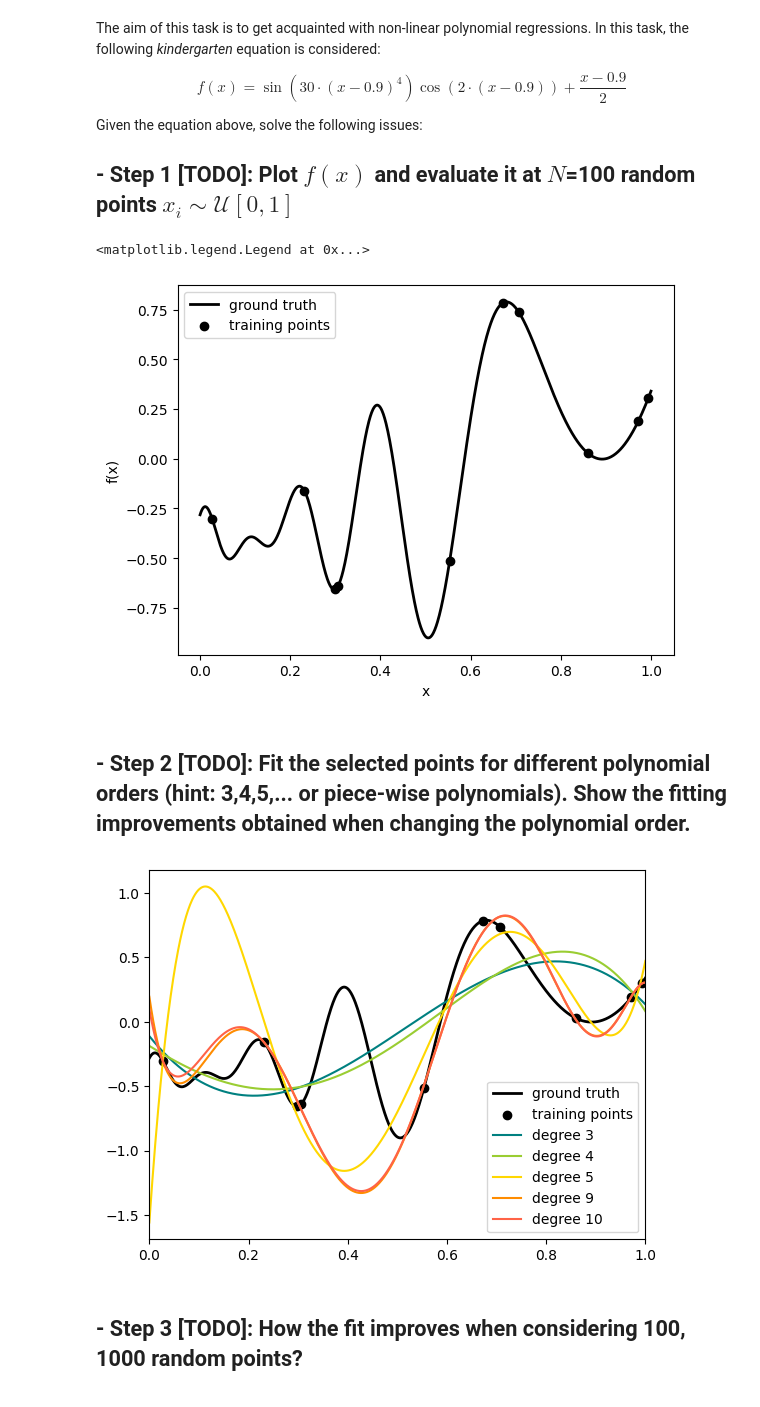
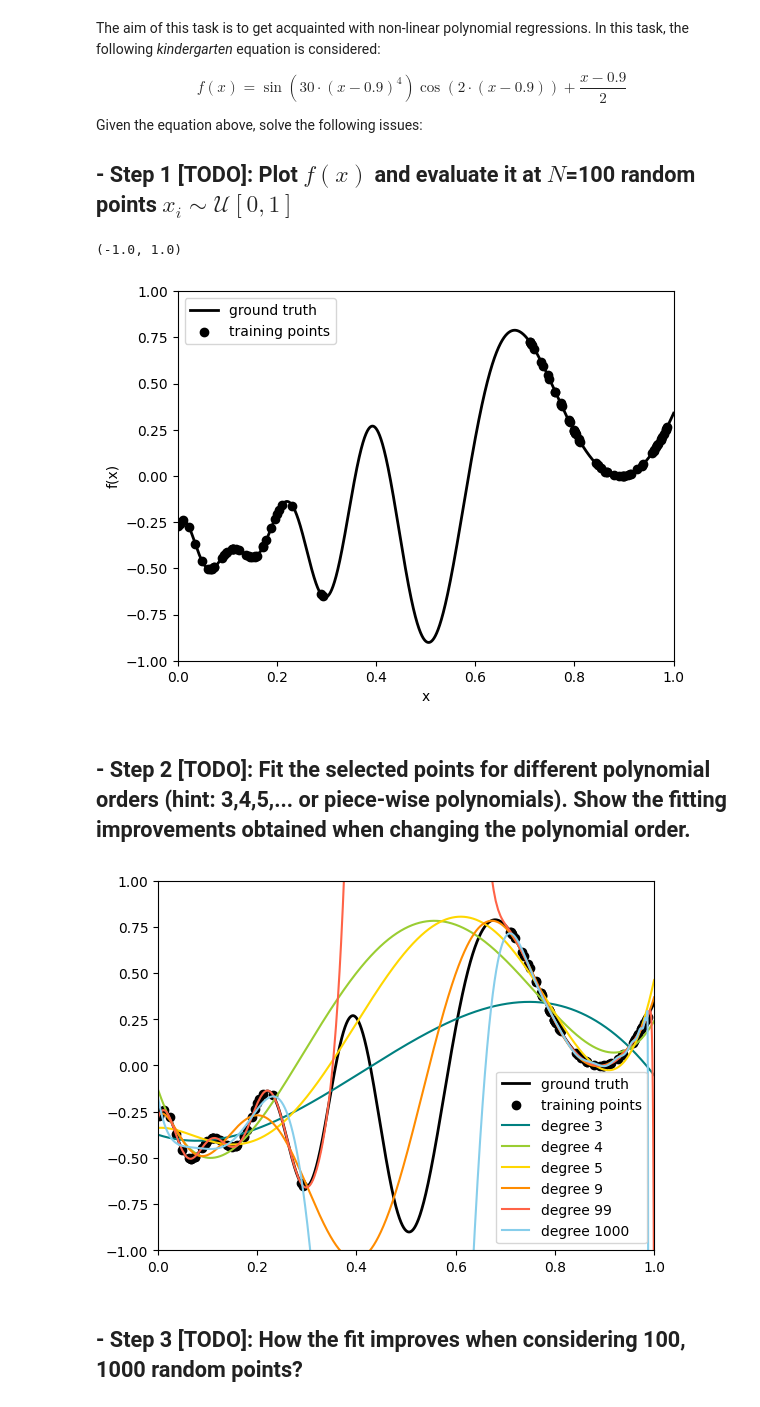
Before and after one commit to FilLTP89/2023-doctoral-school, a Jupyter notebook: lectures/hands-on/L07&08 - FG_ANN-basic/ALERT2023_handson_Ch7_8_Exo1.ipynb, the cells around one changed output. Drawn from its saved outputs; the diff is of its cells as text; code cells hidden in the pictures.

```diff
--- a/lectures/hands-on/L07&08 - FG_ANN-basic/ALERT2023_handson_Ch7_8_Exo1.ipynb
+++ b/lectures/hands-on/L07&08 - FG_ANN-basic/ALERT2023_handson_Ch7_8_Exo1.ipynb
@@ -129,8 +129,11 @@ import numpy
 np.random.seed(0)
 N = 100
 x_plot = np.linspace(0, 1, N*100)
+x_plot_data1 = np.linspace(0, 0.3, N*100)
+x_plot_data2 = np.linspace(0.7, 1.0, N*100)
+x_plot_data = np.hstack([x_plot_data1,x_plot_data2])
 rng = np.random.RandomState(0)
-x_train = np.sort(rng.choice(x_plot,
+x_train = np.sort(rng.choice(x_plot_data,
                              size=N,
                              replace=False))
 def f(x):
@@ -154,9 +157,12 @@ ax.scatter(x_train, y_train, label="training points")
 ax.set_xlabel("x")
 ax.set_ylabel("f(x)")
 ax.legend()
+
+ax.set_xlim(0, 1)
+ax.set_ylim(-1,1)
 # %% [output]
-<matplotlib.legend.Legend at 0x...>
+(-1.0, 1.0)
-[figure, old version]
+[figure, new version]
 # %% [markdown]
 
 
@@ -164,35 +170,36 @@ ax.legend()
 # %%
 from sklearn.linear_model import Ridge
 from sklearn.pipeline import make_pipeline
-from sklearn.preprocessing import PolynomialFeatures, SplineTransformer
+from sklearn.preprocessing import PolynomialFeatures
 
 lw = 2
 fig, ax = plt.subplots()
 ax.set_prop_cycle(
     color=["black", "teal", "yellowgreen",
            "gold", "darkorange", "tomato",
            "skyblue"]
 )
 ax.plot(x_plot, f(x_plot), linewidth=lw, label="ground truth")
 
 # plot training points
 ax.scatter(x_train, y_train, label="training points")
 
 # polynomial features
-alpha = 1e-10# penalty coefficient
-for degree in [3, 4, 5, 9, N]:
+alpha = 0# penalty coefficient
+for degree in [3, 4, 5, 9, N-1,10*N]:
     model = make_pipeline(PolynomialFeatures(degree),
                           Ridge(alpha=alpha))
     model.fit(X_train, y_train)
     y_plot = model.predict(X_plot)
     ax.plot(x_plot, y_plot, label=f"degree {degree}")
 
 
 ax.legend()
 ax.set_xlim(0, 1)
+ax.set_ylim(-1,1)
 plt.show()
 # %% [output]
-[figure, old version]
+[figure, new version]
 # %% [markdown]
 
 ## - Step 3 **[TODO]**: How the fit improves when considering 100, 1000 random points?
```
Also changed, not shown: parts of 7 cells of this notebook.
